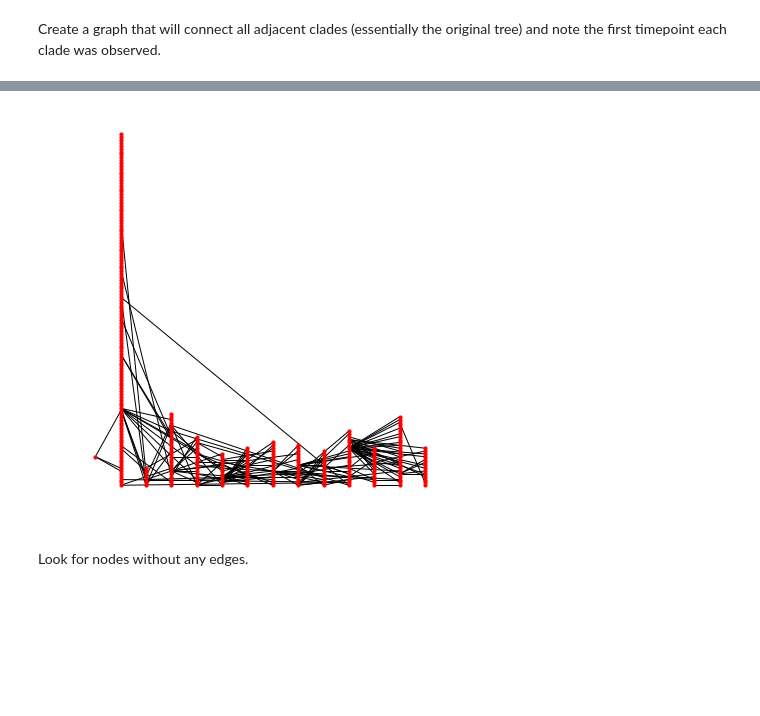
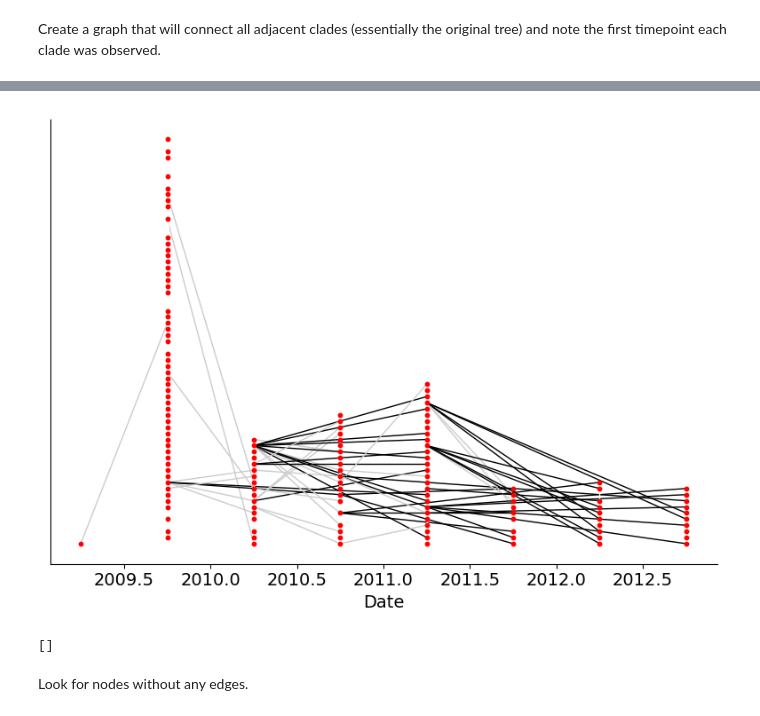
Before and after one commit to blab/flu-forecasting, a Jupyter notebook: analyses/2019-03-14-plot-clade-connectivity-between-timepoints.ipynb, the cells around one changed output, grey strips where cells are left out. Drawn from its saved outputs; the diff is of its cells as text; code cells hidden in the pictures; blank space fills up the shorter version.

Commit message:
Updated clade connectivity notebook

```diff
--- a/analyses/2019-03-14-plot-clade-connectivity-between-timepoints.ipynb
+++ b/analyses/2019-03-14-plot-clade-connectivity-between-timepoints.ipynb
@@ -53,15 +78,20 @@ sorted_df["clade_membership"].unique().shape
+# %%
+clade_id_by_name = {"root": 20}
+clade_counter_by_timepoint = defaultdict(int)
+
+for clade, timepoint in timepoint_by_clade_name.items():
+    clade_id_by_name[clade] = clade_counter_by_timepoint[timepoint]
+    clade_counter_by_timepoint[timepoint] += 5
 # %% [markdown]
 Create a graph that will connect all adjacent clades (essentially the original tree) and note the first timepoint each clade was observed.
 # %%
 tree = nx.Graph()
 
-timepoint_by_clade_name = {"root": df["timepoint"].min() - pd.DateOffset(months=6)}
-clade_id_by_name = {"root": 50}
+#timepoint_by_clade_name = {"root": df["timepoint"].min() - pd.DateOffset(months=6)}
 observed_tips = set()
 
-current_timepoint = None
 for timepoint, timepoint_df in sorted_df.groupby("timepoint"):
-    clade_counter = 0
+    print(timepoint)
     for tip, tip_df in timepoint_df.groupby("tip"):
         # Only consider the clade linkages for tips once when that tip is first observed.
         if tip in observed_tips:
@@ -80,7 +110,7 @@ for timepoint, timepoint_df in sorted_df.groupby("timepoint"):
                 tree.add_edge(clades[i], clades[i - 1])
 
             # Note the first timepoint each clade was observed.
-            if clades[i] not in timepoint_by_clade_name:
-                timepoint_by_clade_name[clades[i]] = timepoint
-                clade_id_by_name[clades[i]] = clade_counter
-                clade_counter += 5
+            #if clades[i] not in timepoint_by_clade_name:
+            #    timepoint_by_clade_name[clades[i]] = tip_timepoint
+            #    clade_id_by_name[clades[i]] = clade_counter_by_timepoint[tip_timepoint]
+            #    clade_counter_by_timepoint[tip_timepoint] += 5
@@ -134,14 +179,38 @@ list(positions.items())[:10]
+# %%
+edge_colors = []
+for edge in tree.edges:
+    delta = timepoint_by_clade_name[edge[1]] - timepoint_by_clade_name[edge[0]]
+    if np.abs(delta.days) == 0:
+        edge_colors.append("#ffffff")
+    elif np.abs(delta.days) < 190:
+        edge_colors.append("#cccccc")
+    else:
+        edge_colors.append("#000000")
+# %%
+valid_timepoints = sorted(set([position[0] for position in positions.values()]))
 # %%
-fig, ax = plt.subplots(1, 1, figsize=(6, 6))
+fig, ax = plt.subplots(1, 1, figsize=(8, 6))
+
 nx.draw(
     tree,
     pos=positions,
     ax=ax,
-    node_size=10
+    node_size=10,
+    edge_color=edge_colors,
+    with_labels=False
 )
+
+ax.plot(valid_timepoints, [0.0] * len(valid_timepoints), alpha=0)
+ax.set_xlabel("Date")
+ax.set_yticks([])
+plt.axis("on")
 plt.tight_layout()
 # %% [output]
-[figure, old version]
+[figure, new version]
+# %%
+ax.set_yticks([])
+# %% [output]
+[]
 # %% [markdown]
 Look for nodes without any edges.
 # %%
```
Also changed, not shown: parts of 41 cells of this notebook, 1 other file.
